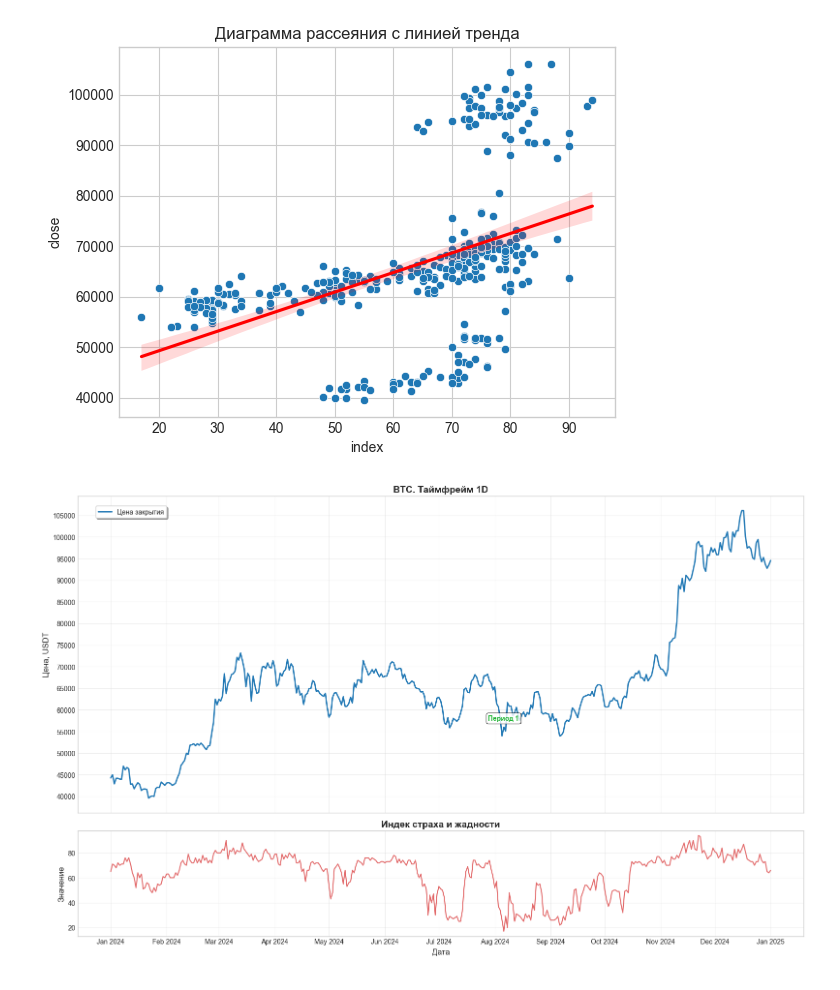
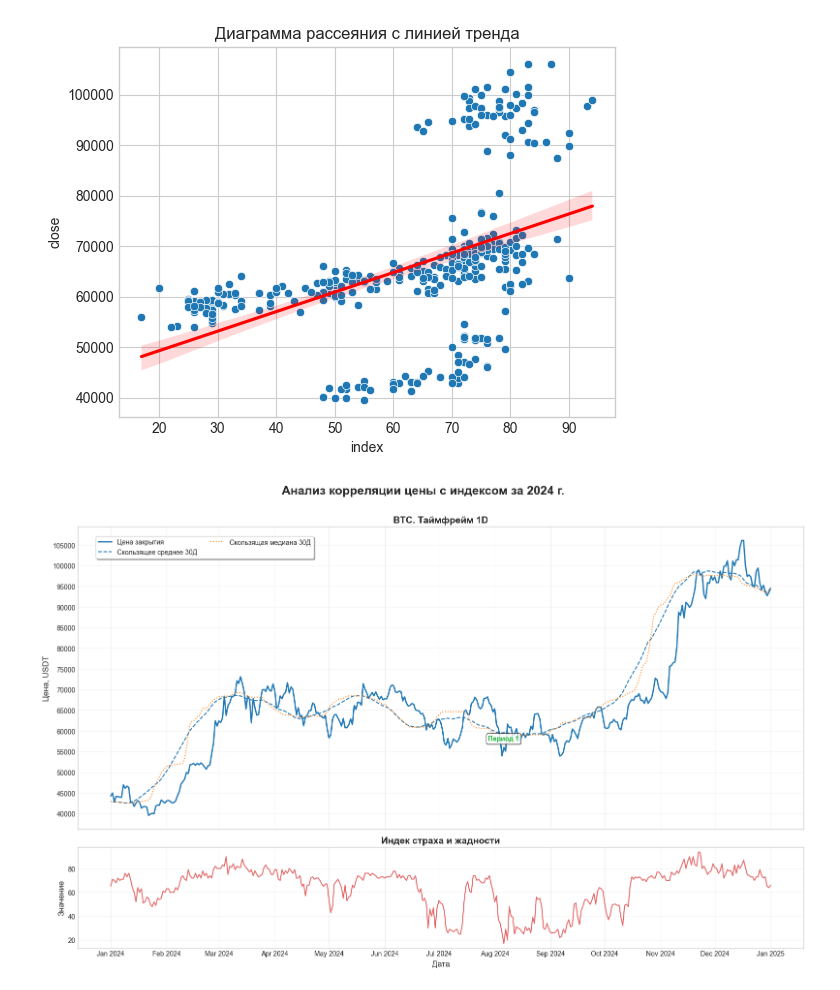
Before and after one commit to Sokolov57/BTC_Fear_Greed_Analysis, a Jupyter notebook: test_api.ipynb, the cells around one changed output. Saved outputs shown, nothing was run; the diff lists cells and outputs as text; code cells hidden in the pictures.

```diff
--- a/test_api.ipynb
+++ b/test_api.ipynb
@@ -123,16 +126,19 @@ period 3:
 # %%
-from matplotlib.ticker import MultipleLocator
-
+# Визуализируем данные
 fig2, (ax1, ax2) = plt.subplots(2, 1, figsize=(16, 10), sharex=True, gridspec_kw={'height_ratios': [3, 1]})
 
 # Верхний график — цена
 ax1.plot(total_2025.index, total_2025.close, color='#1f77b4', linewidth=2.5, label='Цена закрытия')
+ax1.plot(total_2025.roll_mean, linestyle='--', linewidth=1.5, label='Скользящее среднее 30Д')
+ax1.plot(total_2025.roll_median, linestyle=':', linewidth=1.5, label='Скользящая медиана 30Д')
 ax1.set_title('BTC. Таймфрейм 1D', fontsize=14, fontweight='bold')
 ax1.set_ylabel('Цена, USDT', fontsize=12)
+ax1.xaxis.set_major_locator(mdates.MonthLocator())
 ax1.yaxis.set_major_locator(MultipleLocator(5000))
+ax1.xaxis.set_major_formatter(mdates.DateFormatter('%b %Y'))
 ax1.grid(True, alpha=0.3)
 ax1.legend(loc='upper left', bbox_to_anchor=(0.02, 0.98),
-          ncol=2, frameon=True, fancybox=True, shadow=True)
+          ncol=1, frameon=True, fancybox=True, shadow=True)
 
 # Наложение периодов низкого индекса
 for i, period in enumerate(periods):
@@ -175,4 +181,6 @@ plt.show()
 # %%
+# Проводим анализ за 2024 год
+
 # Получаем данные: берем данные цены с биржи и данные индекса
 def extract_data(session=session, date_start='2024-01-01', date_end='2025-01-02', url=url_2):
     # Функция получает данные цен с биржи и данные индекса
@@ -216,13 +224,14 @@ def transform_data(data1: list, data2: list):
     df2 = df2.astype('int')
 
     df3 = pd.concat([df, df2], axis=1, join='inner')
+    rolling = df3['close'].rolling(30, min_periods=1)
+    df3['roll_mean'] = rolling.mean()
+    df3['roll_median'] = rolling.median()
 
     return df, df2, df3
 
 def find_periods(df: pd.DataFrame):
     min_index = df.loc[df['index'] < 20].sort_index()
-    # diff = min_index.index.to_series().diff().dropna()
-    # breaks = diff[diff >= pd.Timedelta(days=-20)].index
 
     # разбиваем на фрагменты
     min_index['date_diff'] = min_index.index.diff().fillna(pd.Timedelta(days=0))
@@ -242,9 +251,9 @@ def find_periods(df: pd.DataFrame):
 
 data_2024, index_2024 = extract_data()
 df_2024, df_index, total_2024 = transform_data(data_2024, index_2024)
-periods = find_periods(total_2024)
+periods_2024 = find_periods(total_2024)
 # total_2024
-for i, period in enumerate(periods):
+for i, period in enumerate(periods_2024):
     print(f'period {i + 1}:')
     print(period)
 # %% [output]
@@ -303,15 +315,14 @@ plt.show()
 p-value: 0.000000000000000000000000000000000000000000000124
 [figure]
 # %%
-import matplotlib.dates as mdates
-
-from matplotlib.ticker import MaxNLocator
-
+# Визуализируем данные за 2024 г.
 
 fig3, (ax1, ax2) = plt.subplots(2, 1, figsize=(16, 10), sharex=True, gridspec_kw={'height_ratios': [3, 1]})
 
 # Верхний график — цена
 ax1.plot(total_2024.index, total_2024.close, color='#1f77b4', linewidth=2, label='Цена закрытия')
+ax1.plot(total_2024.roll_mean, linestyle='--', linewidth=1.5, label='Скользящее среднее 30Д')
+ax1.plot(total_2024.roll_median, linestyle=':', linewidth=1.5, label='Скользящая медиана 30Д')
 ax1.set_title('BTC. Таймфрейм 1D', fontsize=14, fontweight='bold')
 ax1.set_ylabel('Цена, USDT', fontsize=12)
 ax1.xaxis.set_major_locator(mdates.MonthLocator())
@@ -321,42 +332,41 @@ ax1.grid(True, alpha=0.3)
 ax1.legend(loc='upper left', bbox_to_anchor=(0.02, 0.98),
           ncol=2, frameon=True, fancybox=True, shadow=True)
 
-# Наложение периодов низкого индекса
-for i, period in enumerate(periods):
+# Наложение периодов низкого индекса (< 20)
+for i, period in enumerate(periods_2024):
     ax1.plot(period.index, period['close'], color="#1fb433", linewidth=3, label='Индекс < 20')
     ax1.grid(True, alpha=0.3)
 
     # Аннотации: подпись над каждым периодом
     mid_date = period.index[len(period) // 2]  # середина периода
     mid_price = period.iloc[len(period) // 2]['close']
     ax1.annotate(f'Период {i+1}',
                 xy=(mid_date, mid_price),
                 xytext=(0, 10),  # смещение вверх на 10 пунктов
                 textcoords='offset points',
                 fontsize=10,
                 fontweight='bold',
                 color='#1fb433',
                 ha='center',
                 bbox=dict(boxstyle='round,pad=0.3', facecolor='white', alpha=0.8))
 
 
 # Нижний график — индекс
 ax2.plot(total_2024['index'], color='#d62728', alpha=0.7, linewidth=1.5, label='Индекс')
 ax2.set_title('Индек страха и жадности', fontsize=14, fontweight='bold')
 ax2.set_ylabel('Значение', fontsize=12)
 ax2.set_xlabel('Дата', fontsize=12)
 ax2.grid(True, alpha=0.3)
-# ax2.set_ylim(df_total_2024['index'].min(), df_total_2024['index'].max())
 
-fig2.suptitle(
-    'Анализ корреляции цены с индексом',
+fig3.suptitle(
+    'Анализ корреляции цены с индексом за 2024 г.',
     fontsize=18,
     fontweight='bold',
     y = 1.01
 )
 
 
 plt.tight_layout()
 plt.show()
 # %% [output]
-[figure, old version]
+[figure, new version]
```
Also changed, not shown: parts of 5 cells of this notebook.
